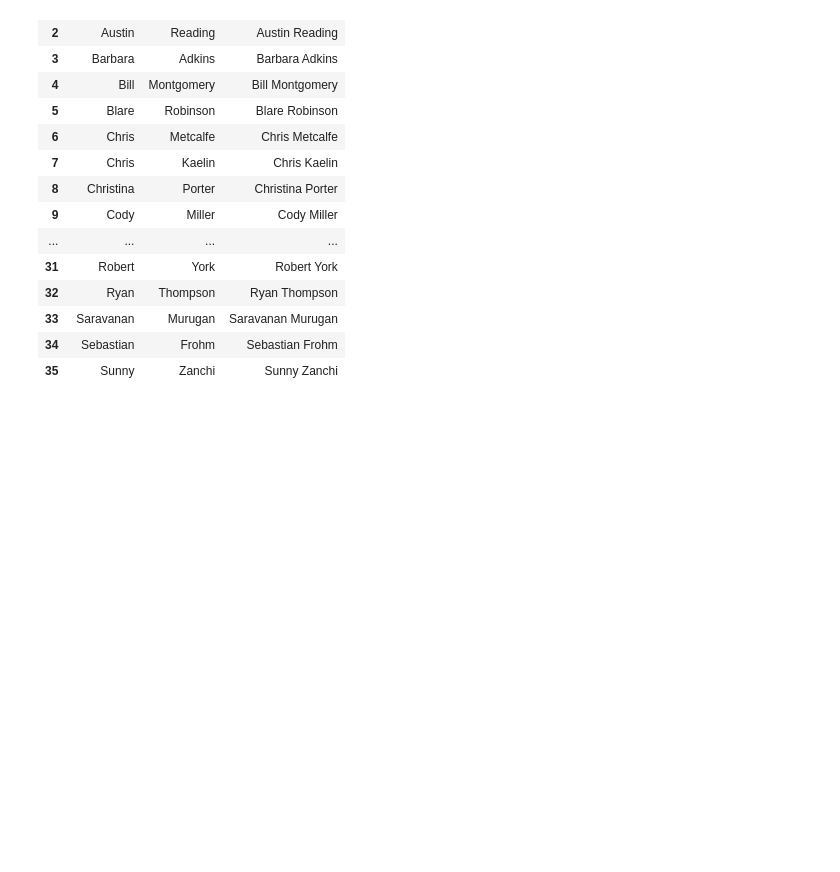
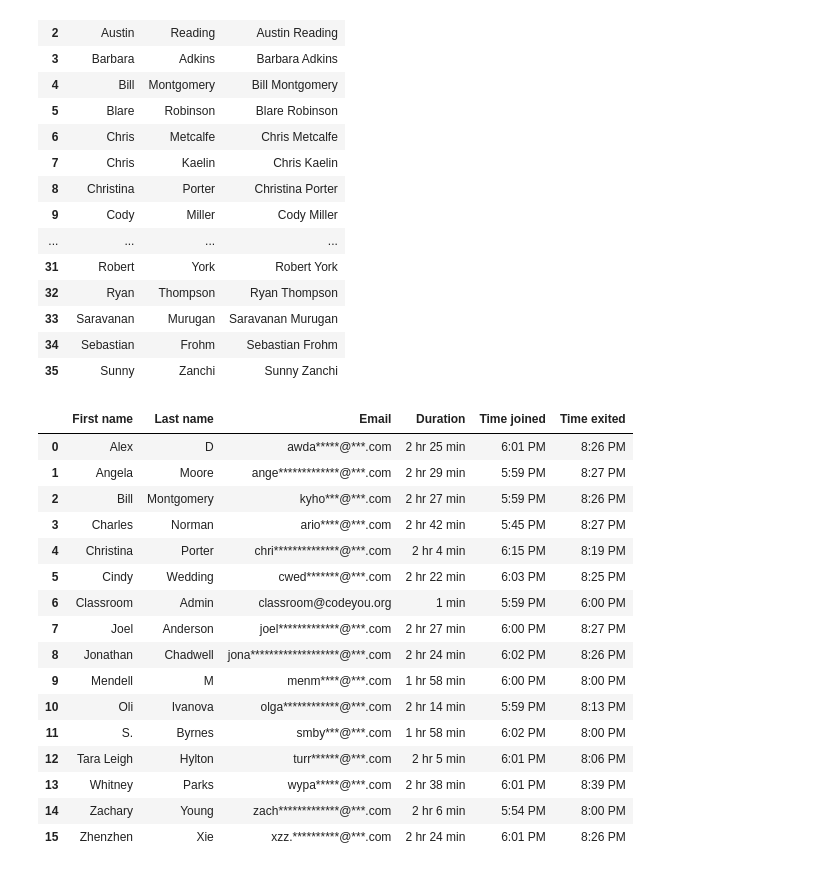
Before and after one commit to leolion023/CodeYou_AttendanceTracker, a Jupyter notebook: src/notebook/notebook.ipynb, the cells around one changed output. Saved outputs shown, nothing was run; the diff lists cells and outputs as text; code cells hidden in the pictures; blank space fills up the shorter version.

```diff
--- a/src/notebook/notebook.ipynb
+++ b/src/notebook/notebook.ipynb
@@ -131,3 +113,23 @@ mentor_list
 | 33 | Saravanan | Murugan | Saravanan Murugan |
 | 34 | Sebastian | Frohm | Sebastian Frohm |
 | 35 | Sunny | Zanchi | Sunny Zanchi |
+# %%
+meeting_1
+# %% [output]
+|  | First name | Last name | Email | Duration | Time joined | Time exited |
+| 0 | Alex | D | awda*****@***.com | 2 hr 25 min | 6:01 PM | 8:26 PM |
+| 1 | Angela | Moore | ange*************@***.com | 2 hr 29 min | 5:59 PM | 8:27 PM |
+| 2 | Bill | Montgomery | kyho***@***.com | 2 hr 27 min | 5:59 PM | 8:26 PM |
+| 3 | Charles | Norman | ario****@***.com | 2 hr 42 min | 5:45 PM | 8:27 PM |
+| 4 | Christina | Porter | chri**************@***.com | 2 hr 4 min | 6:15 PM | 8:19 PM |
+| 5 | Cindy | Wedding | cwed*******@***.com | 2 hr 22 min | 6:03 PM | 8:25 PM |
+| 6 | Classroom | Admin | classroom@codeyou.org | 1 min | 5:59 PM | 6:00 PM |
+| 7 | Joel | Anderson | joel*************@***.com | 2 hr 27 min | 6:00 PM | 8:27 PM |
+| 8 | Jonathan | Chadwell | jona*******************@***.com | 2 hr 24 min | 6:02 PM | 8:26 PM |
+| 9 | Mendell | M | menm****@***.com | 1 hr 58 min | 6:00 PM | 8:00 PM |
+| 10 | Oli | Ivanova | olga************@***.com | 2 hr 14 min | 5:59 PM | 8:13 PM |
+| 11 | S. | Byrnes | smby***@***.com | 1 hr 58 min | 6:02 PM | 8:00 PM |
+| 12 | Tara Leigh | Hylton | turr******@***.com | 2 hr 5 min | 6:01 PM | 8:06 PM |
+| 13 | Whitney | Parks | wypa*****@***.com | 2 hr 38 min | 6:01 PM | 8:39 PM |
+| 14 | Zachary | Young | zach*************@***.com | 2 hr 6 min | 5:54 PM | 8:00 PM |
+| 15 | Zhenzhen | Xie | xzz.**********@***.com | 2 hr 24 min | 6:01 PM | 8:26 PM |
```
Also changed, not shown: parts of 6 cells of this notebook.
